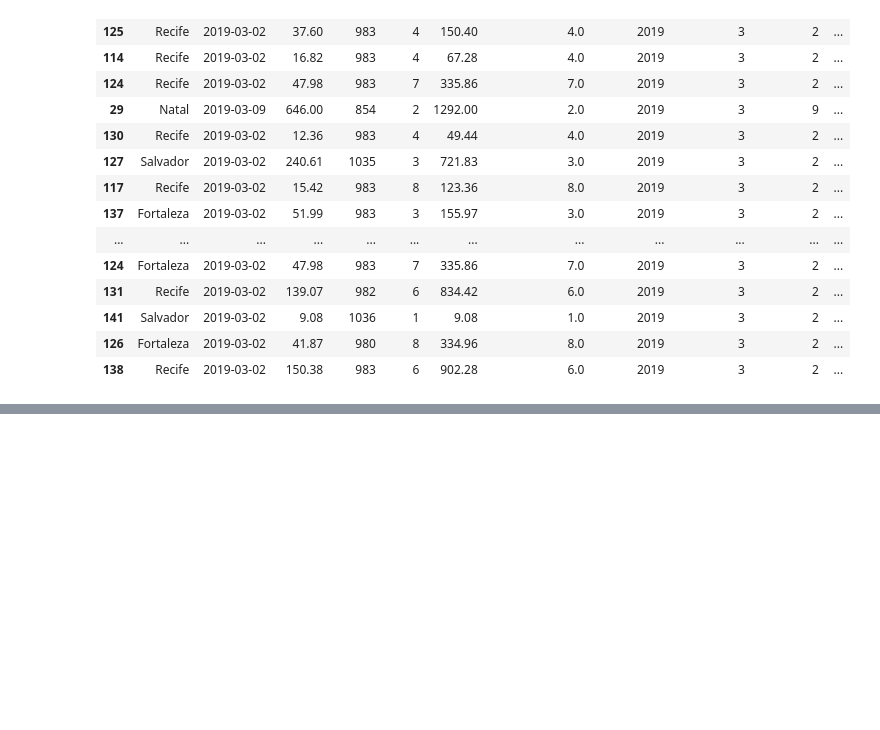
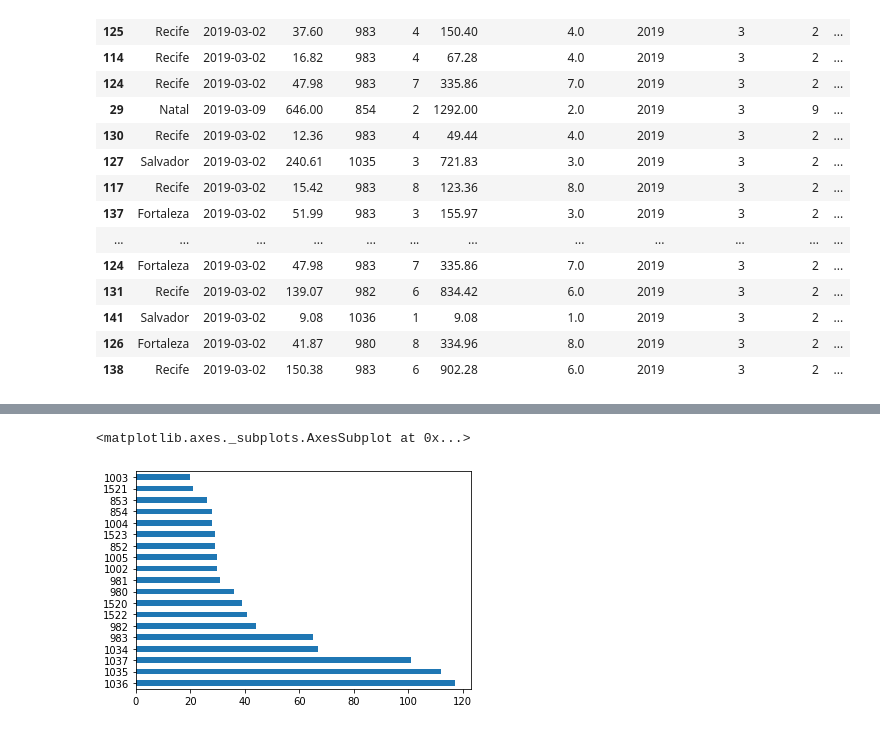
Before and after one commit to Juniorexz/Codigo, a Jupyter notebook: Curso_Python_Pandas_Digital_Innovation_Planilhasexcel.ipynb, the cells around one changed output, grey strips where cells are left out. Drawn from its saved outputs; the diff is of its cells as text; code cells hidden in the pictures; blank space fills up the shorter version.

```diff
--- a/Curso_Python_Pandas_Digital_Innovation_Planilhasexcel.ipynb
+++ b/Curso_Python_Pandas_Digital_Innovation_Planilhasexcel.ipynb
@@ -329,0 +360,6 @@ vendas_marco_19.sample(20)
+# %%
+#Gráfico de barras horizontais
+df["LojaID"].value_counts().plot.barh()
+# %% [output]
+<matplotlib.axes._subplots.AxesSubplot at 0x...>
+[figure, added]
```
Also changed, not shown: parts of 16 cells of this notebook.
